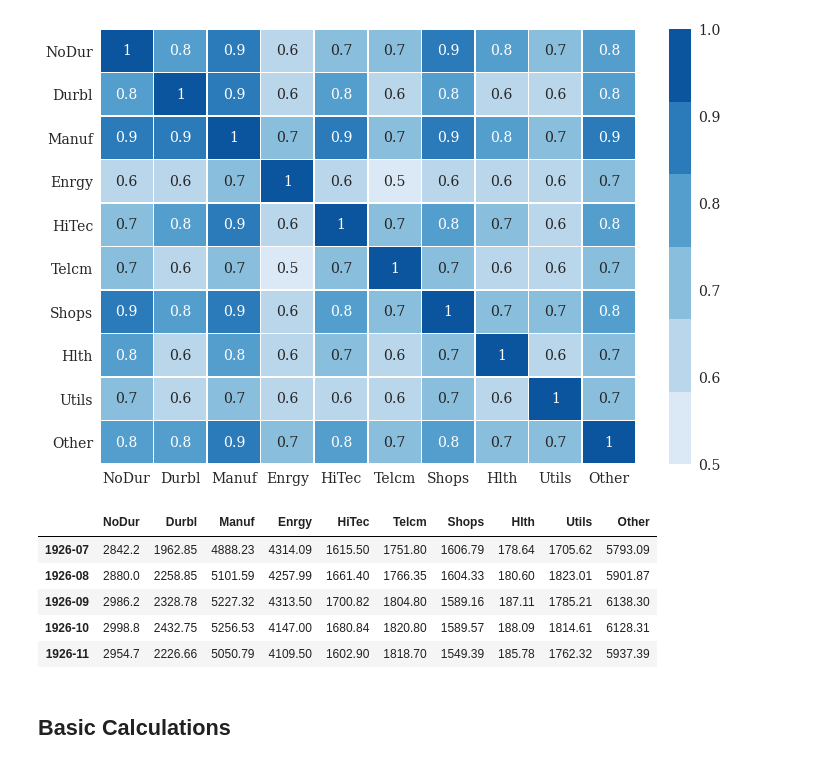
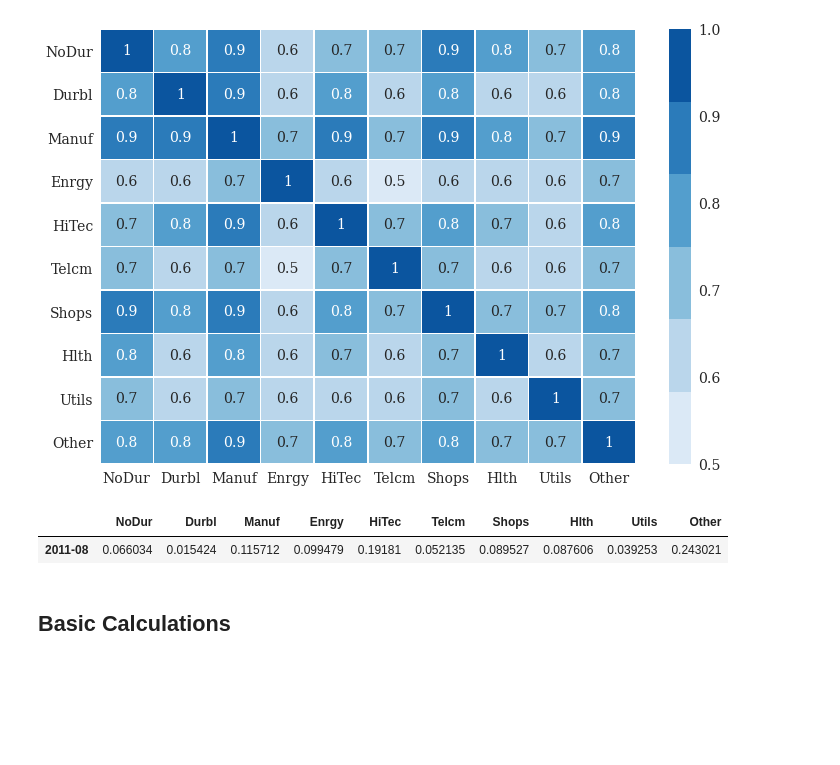
Before and after one commit to mateomarks/Black-Litterman, a Jupyter notebook: Base.ipynb, the cells around one changed output. Cells and saved outputs as stored; diff of their text form; code cells hidden in the pictures; blank space fills up the shorter version.

```diff
--- a/Base.ipynb
+++ b/Base.ipynb
@@ -105,22 +122,14 @@ sns.heatmap(train.corr().round(1), cmap=sns.color_palette('Blues'), annot=True,
 # %% [output]
 [figure]
-# %%
-# Calculate Mkt Cap
-
-ind_mktcap = pd.DataFrame(nfirms * raw_firms_size)
-
-ind_mktcap.head()
-# %% [output]
-|  | NoDur | Durbl | Manuf | Enrgy | HiTec | Telcm | Shops | Hlth | Utils | Other |
-| 1926-07 | 2842.2 | 1962.85 | 4888.23 | 4314.09 | 1615.50 | 1751.80 | 1606.79 | 178.64 | 1705.62 | 5793.09 |
-| 1926-08 | 2880.0 | 2258.85 | 5101.59 | 4257.99 | 1661.40 | 1766.35 | 1604.33 | 180.60 | 1823.01 | 5901.87 |
-| 1926-09 | 2986.2 | 2328.78 | 5227.32 | 4313.50 | 1700.82 | 1804.80 | 1589.16 | 187.11 | 1785.21 | 6138.30 |
-| 1926-10 | 2998.8 | 2432.75 | 5256.53 | 4147.00 | 1680.84 | 1820.80 | 1589.57 | 188.09 | 1814.61 | 6128.31 |
-| 1926-11 | 2954.7 | 2226.66 | 5050.79 | 4109.50 | 1602.90 | 1818.70 | 1549.39 | 185.78 | 1762.32 | 5937.39 |
 # %%
-total_mktcap = ind_mktcap.sum(axis=1)
-ind_capweight = ind_mktcap.divide(total_mktcap, axis="rows")
+total_mktcap = original_data.train['mktcap'].sum(axis=1)
+ind_capweight = original_data.train['mktcap'].divide(total_mktcap, axis="rows")
 w = ind_capweight.tail(1)
+# %%
+w
+# %% [output]
+|  | NoDur | Durbl | Manuf | Enrgy | HiTec | Telcm | Shops | Hlth | Utils | Other |
+| 2011-08 | 0.066034 | 0.015424 | 0.115712 | 0.099479 | 0.19181 | 0.052135 | 0.089527 | 0.087606 | 0.039253 | 0.243021 |
 # %% [markdown]
 ## Basic Calculations
 # %%
```
Also changed, not shown: parts of 42 cells of this notebook.
